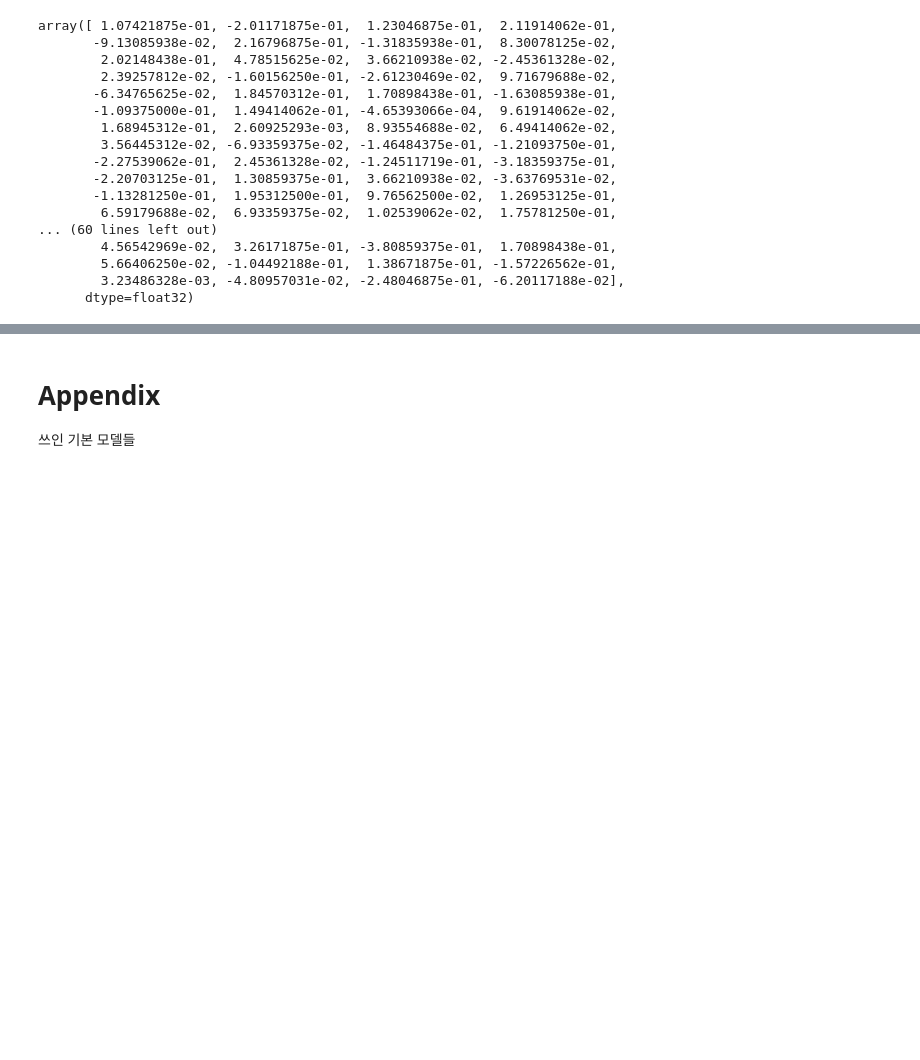
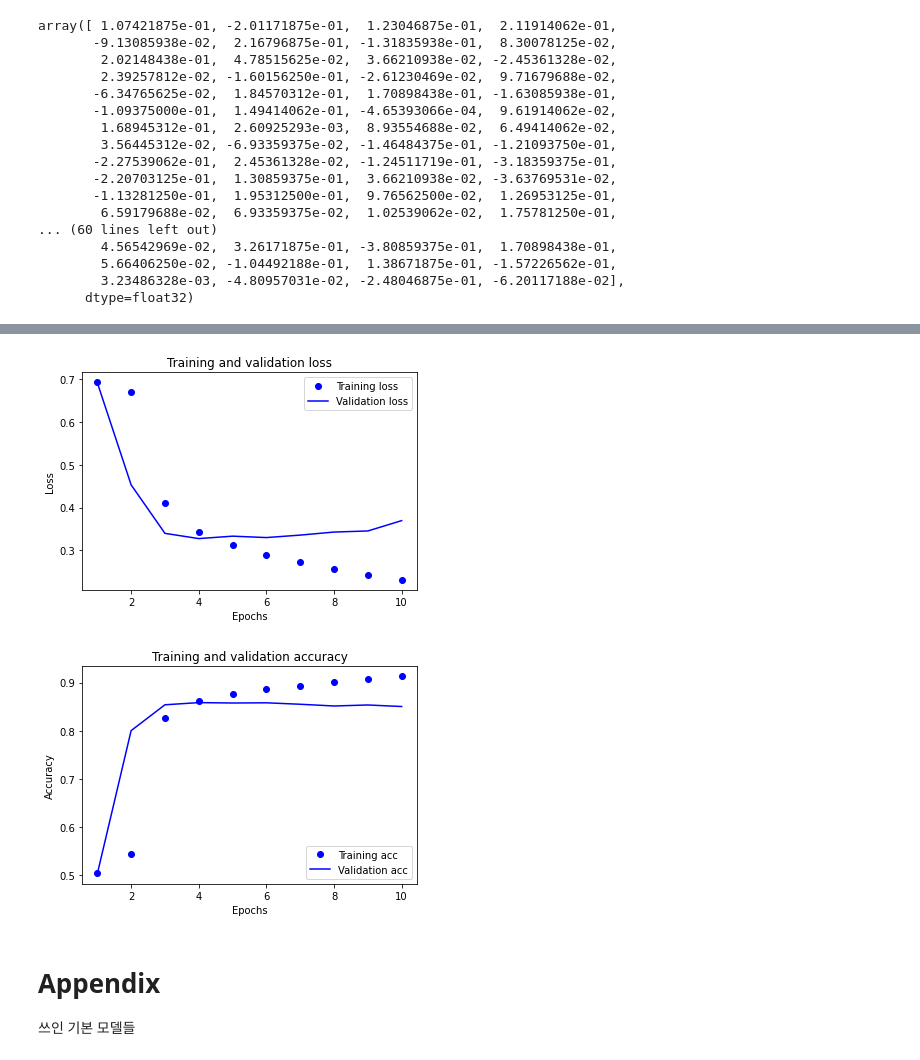
Before and after one commit to hidden719/aiffel, a Jupyter notebook: 0322_nlp/naver_movie_sentiment_analysis.ipynb, the cells around one changed output, grey strips where cells are left out. Drawn from its saved outputs; the diff is of its cells as text; code cells hidden in the pictures; blank space fills up the shorter version.

```diff
--- a/0322_nlp/naver_movie_sentiment_analysis.ipynb
+++ b/0322_nlp/naver_movie_sentiment_analysis.ipynb
@@ -614,0 +595,14 @@ plot_history(history_dict)
+# %%
+# 학습의 진행
+model.compile(optimizer='adam',
+              loss='binary_crossentropy',
+              metrics=['accuracy'])
+
+epochs=10  # 몇 epoch를 훈련하면 좋을지 결과를 보면서 바꾸어 봅시다.
+
+history = model.fit(partial_x_train,
+                    partial_y_train,
+                    epochs=epochs,
+                    batch_size=512,
+                    validation_data=(x_val, y_val),
+                    verbose=1)
@@ -615,3 +638,9 @@ plot_history(history_dict)
+# %%
+history_dict = history.history
+plot_history(history_dict)
+# %% [output]
+[figure, added]
+[figure, added]
 # %% [markdown]
 # Appendix
 쓰인 기본 모델들
```
Also changed, not shown: parts of 26 cells of this notebook.
